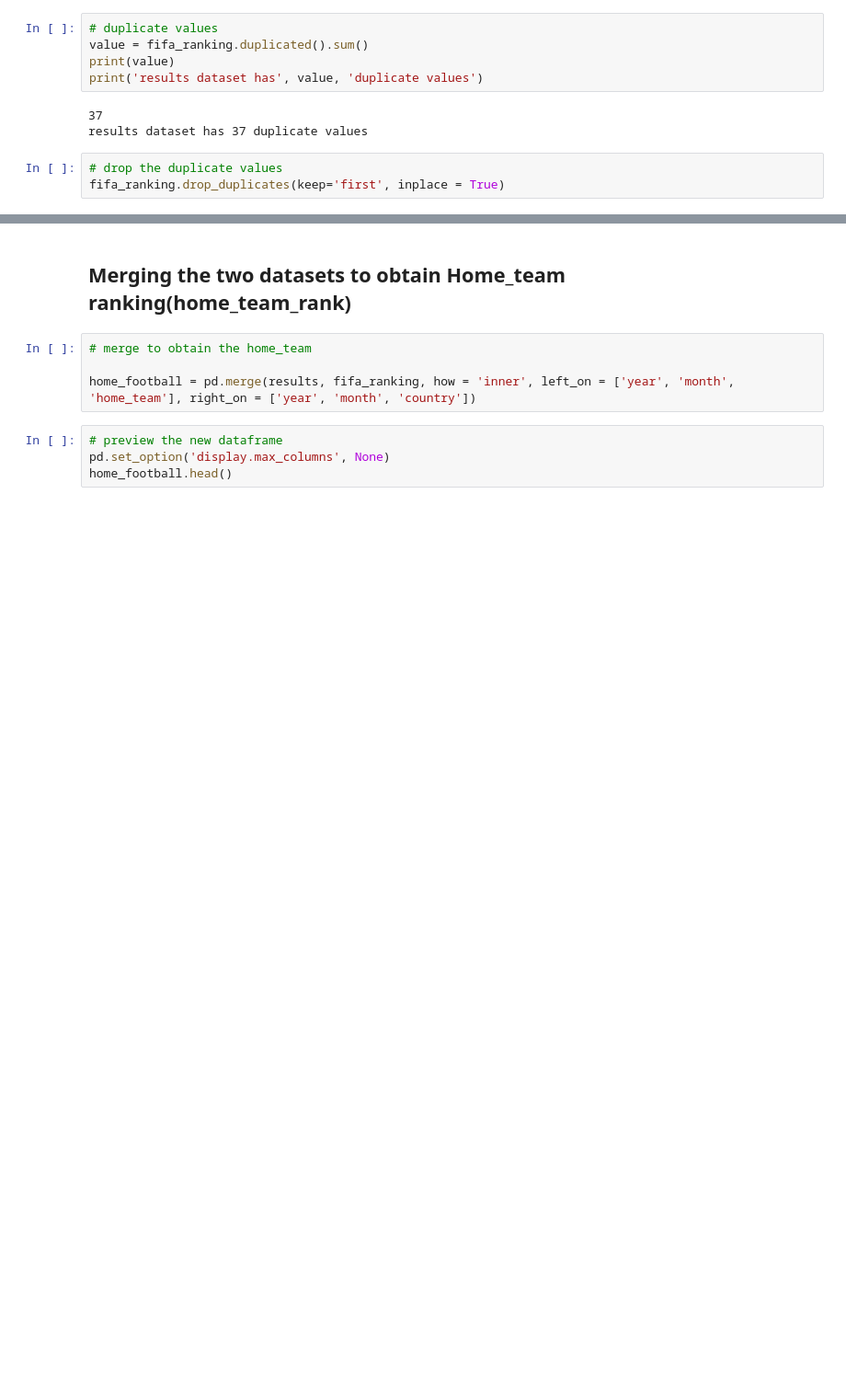
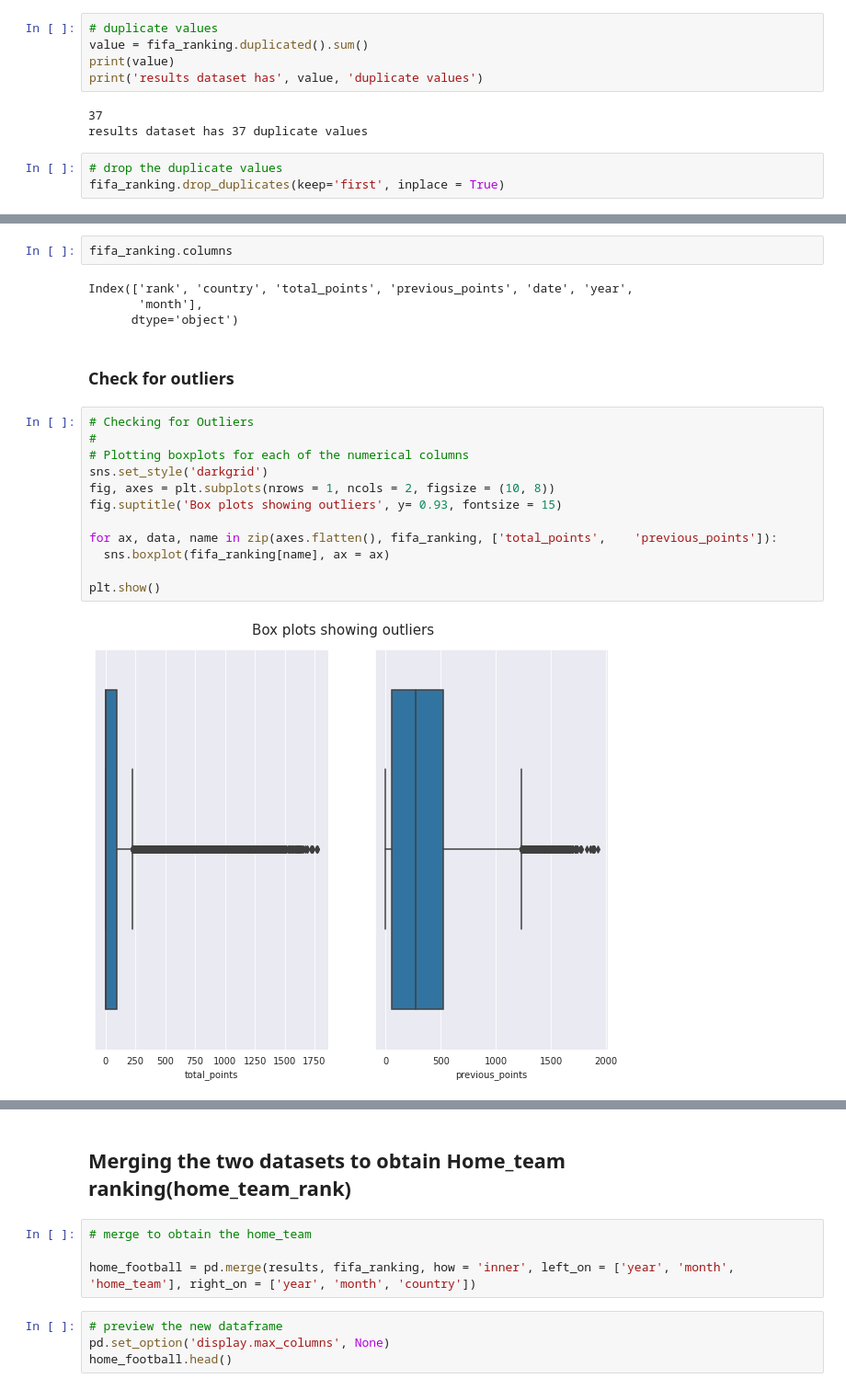
Before and after one commit to hellen2021/Football-Analysis-Mchezopesa-Limited, a Jupyter notebook: Supervised_Learning_Regression_week1_IP_Core_Module2_15_04_2022_Hellen_Cheptoo.ipynb, the cells around one changed output, grey strips where cells are left out. Shown at 92% size. Cells and saved outputs as stored; diff of their text form; blank space fills up the shorter version.

```diff
--- a/Supervised_Learning_Regression_week1_IP_Core_Module2_15_04_2022_Hellen_Cheptoo.ipynb
+++ b/Supervised_Learning_Regression_week1_IP_Core_Module2_15_04_2022_Hellen_Cheptoo.ipynb
@@ -281,0 +298,22 @@ fifa_ranking['month'] = fifa_ranking.date.dt.month
+# %%
+fifa_ranking.columns
+# %% [output]
+Index(['rank', 'country', 'total_points', 'previous_points', 'date', 'year',
+       'month'],
+      dtype='object')
+# %% [markdown]
+### Check for outliers
+# %%
+# Checking for Outliers
+#
+# Plotting boxplots for each of the numerical columns
+sns.set_style('darkgrid')
+fig, axes = plt.subplots(nrows = 1, ncols = 2, figsize = (10, 8))
+fig.suptitle('Box plots showing outliers', y= 0.93, fontsize = 15)
+
+for ax, data, name in zip(axes.flatten(), fifa_ranking, ['total_points',	'previous_points']):
+  sns.boxplot(fifa_ranking[name], ax = ax)
+
+plt.show()
+# %% [output]
+[figure, added]
```
Also changed, not shown: parts of 23 cells of this notebook.
